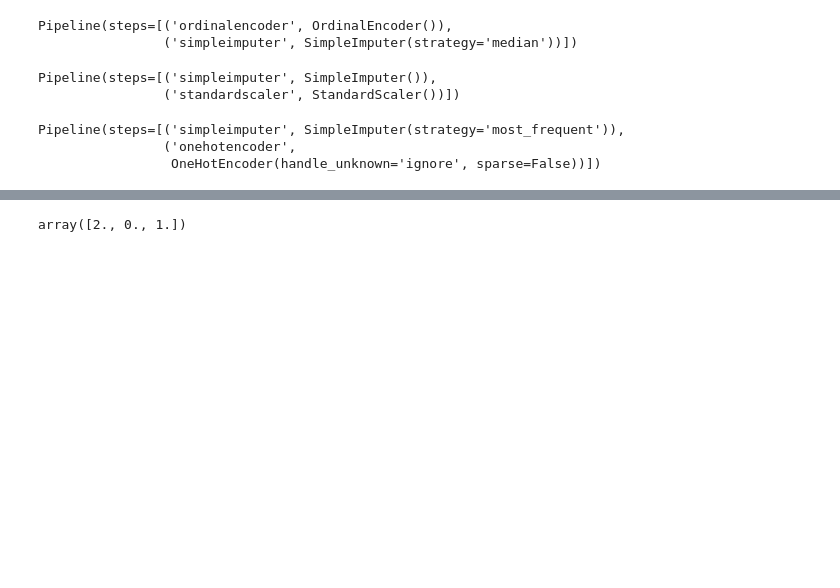
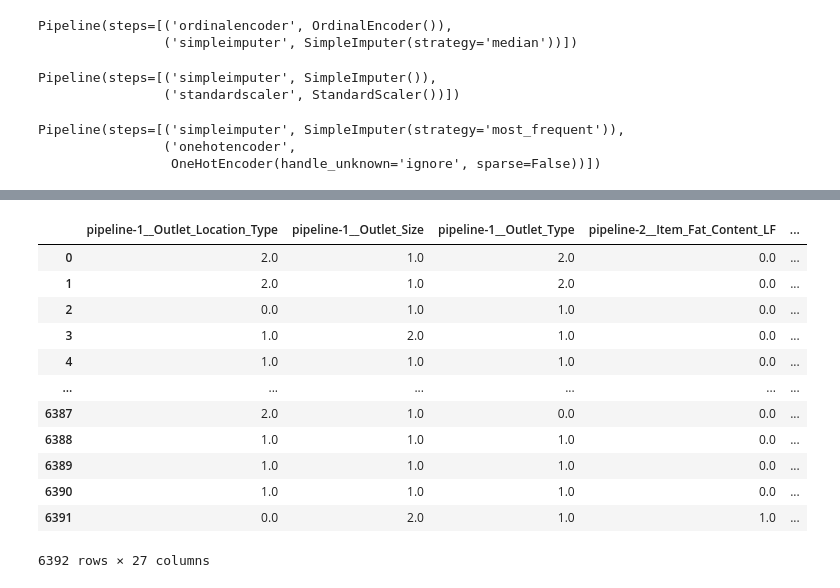
Before and after one commit to samantha-isaac/sales-predictions, a Jupyter notebook: salesPredictionsPipelines.ipynb, the cells around one changed output, grey strips where cells are left out. Cells and saved outputs as stored; diff of their text form; code cells hidden in the pictures; blank space fills up the shorter version.

```diff
--- a/salesPredictionsPipelines.ipynb
+++ b/salesPredictionsPipelines.ipynb
@@ -196,9 +196,9 @@ memory usage: 799.2+ KB
 * El Item_Identifier cómo se debería de pasar? Al igual que el Outlet_identifier? Es nominal? Pero no generaría muchísimas columnas?
 * Está bien que tome los datos de Outlet_Size, Outlet_Location_Type, Outlet_Type como ordinales? Debo de hacer el cambio manualmente o con OrdinalEncoder con los Pipelines?
 # %%
-cat_selector = ['Item_Identifier', 'Item_Fat_Content', 'Item_Type', 'Outlet_Identifier', 'Outlet_Type']
+cat_selector = ['Item_Fat_Content', 'Item_Type']
 num_selector = make_column_selector(dtype_include='float')
-ordinal_selector = ['Outlet_Location_Type', 'Outlet_Size']
+ordinal_selector = ['Outlet_Location_Type', 'Outlet_Size', 'Outlet_Type']
 # %%
 valores_unicos_OLT = df['Outlet_Location_Type'].unique()
 # %%
@@ -357,7 +363,21 @@ array([[ 2.        ,  1.        ,  0.        , ...,  0.        ,
         -0.95867683, -0.73836105]])
 # %%
-X_test_df = pd.DataFrame(X_test_processed)
+X_train_df = pd.DataFrame(X_train_processed)
-# %%
-X_test_df[0].unique()
-# %% [output]
-array([2., 0., 1.])
+# %%
+X_train_df_names = X_train_df
+X_train_df_names.columns = preprocessor.get_feature_names_out()
+X_train_df_names
+# %% [output]
+|  | pipeline-1__Outlet_Location_Type | pipeline-1__Outlet_Size | pipeline-1__Outlet_Type | pipeline-2__Item_Fat_Content_LF | ... |
+| 0 | 2.0 | 1.0 | 2.0 | 0.0 | ... |
+| 1 | 2.0 | 1.0 | 2.0 | 0.0 | ... |
+| 2 | 0.0 | 1.0 | 1.0 | 0.0 | ... |
+| 3 | 1.0 | 2.0 | 1.0 | 0.0 | ... |
+| 4 | 1.0 | 1.0 | 1.0 | 0.0 | ... |
+| ... | ... | ... | ... | ... | ... |
+| 6387 | 2.0 | 1.0 | 0.0 | 0.0 | ... |
+| 6388 | 1.0 | 1.0 | 1.0 | 0.0 | ... |
+| 6389 | 1.0 | 1.0 | 1.0 | 0.0 | ... |
+| 6390 | 1.0 | 1.0 | 1.0 | 0.0 | ... |
+| 6391 | 0.0 | 2.0 | 1.0 | 1.0 | ... |
+6392 rows × 27 columns
```
Also changed, not shown: parts of 5 cells of this notebook.
